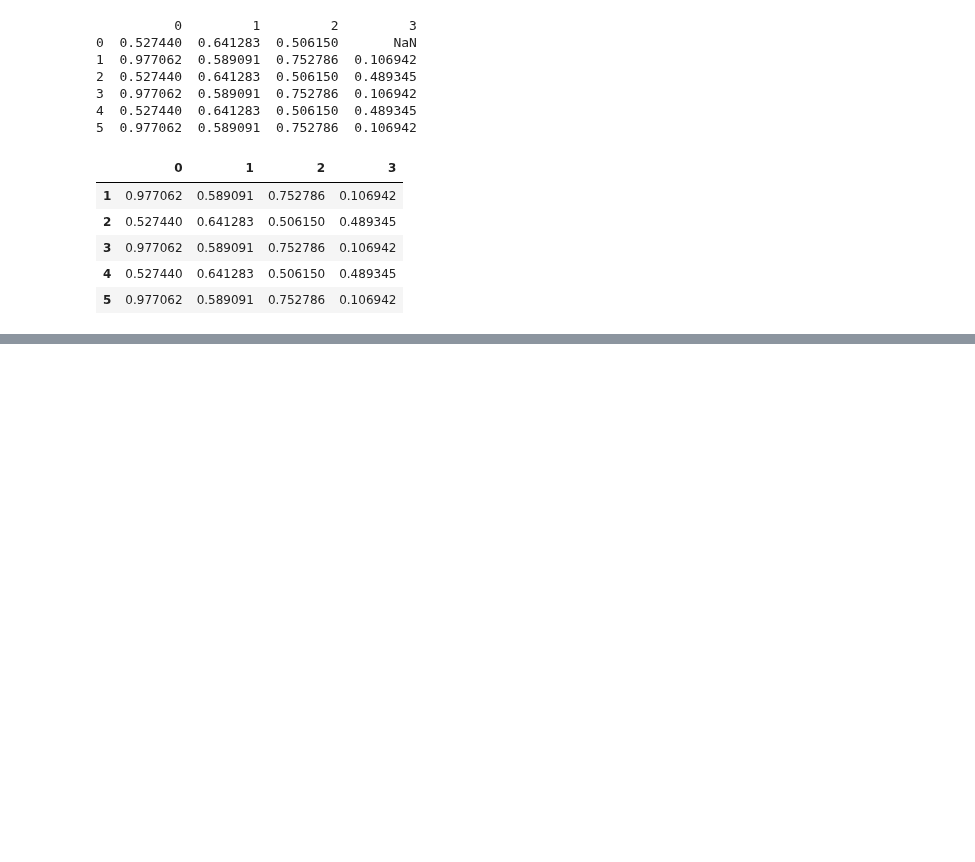
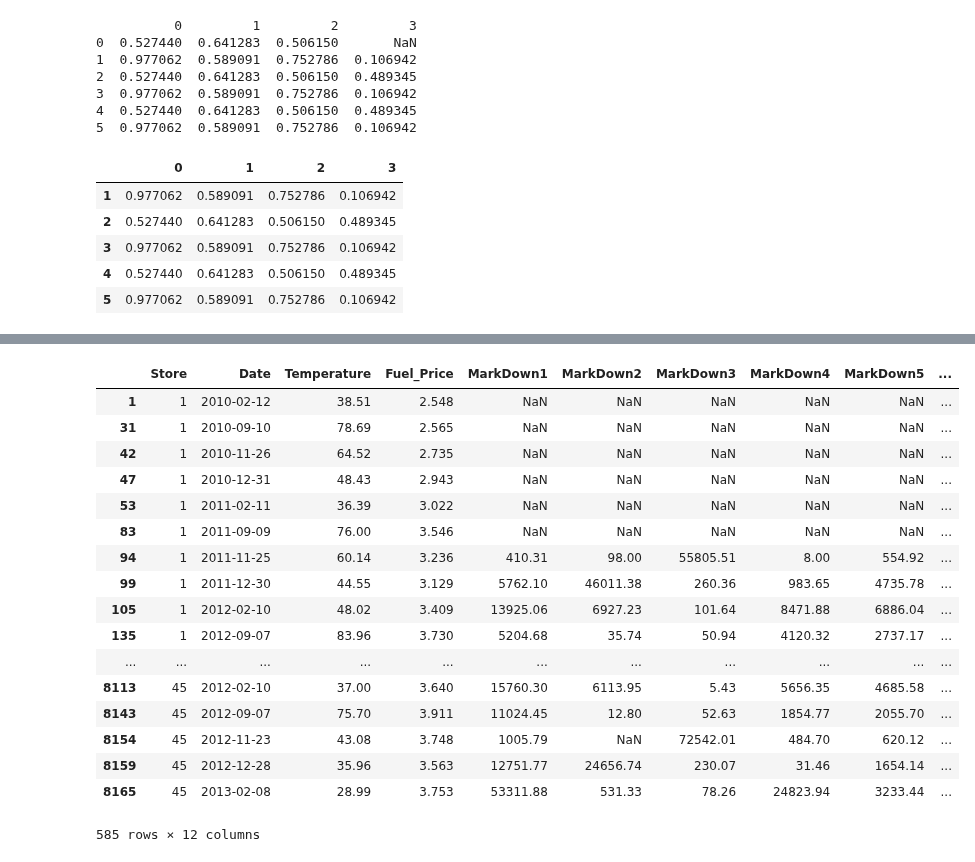
Before and after one commit to amirnasri/Data-Science, a Jupyter notebook: python.ipynb, the cells around one changed output, grey strips where cells are left out. Drawn from its saved outputs; the diff is of its cells as text; code cells hidden in the pictures; blank space fills up the shorter version.

```diff
--- a/python.ipynb
+++ b/python.ipynb
@@ -64,0 +68,24 @@ df.dropna()
+# %%
+f = pd.read_csv('features.csv')
+# %%
+f_holiday = f[f.IsHoliday == True]
+f_holiday
+# %% [output]
+|  | Store | Date | Temperature | Fuel_Price | MarkDown1 | MarkDown2 | MarkDown3 | MarkDown4 | MarkDown5 | ... |
+| 1 | 1 | 2010-02-12 | 38.51 | 2.548 | NaN | NaN | NaN | NaN | NaN | ... |
+| 31 | 1 | 2010-09-10 | 78.69 | 2.565 | NaN | NaN | NaN | NaN | NaN | ... |
+| 42 | 1 | 2010-11-26 | 64.52 | 2.735 | NaN | NaN | NaN | NaN | NaN | ... |
+| 47 | 1 | 2010-12-31 | 48.43 | 2.943 | NaN | NaN | NaN | NaN | NaN | ... |
+| 53 | 1 | 2011-02-11 | 36.39 | 3.022 | NaN | NaN | NaN | NaN | NaN | ... |
+| 83 | 1 | 2011-09-09 | 76.00 | 3.546 | NaN | NaN | NaN | NaN | NaN | ... |
+| 94 | 1 | 2011-11-25 | 60.14 | 3.236 | 410.31 | 98.00 | 55805.51 | 8.00 | 554.92 | ... |
+| 99 | 1 | 2011-12-30 | 44.55 | 3.129 | 5762.10 | 46011.38 | 260.36 | 983.65 | 4735.78 | ... |
+| 105 | 1 | 2012-02-10 | 48.02 | 3.409 | 13925.06 | 6927.23 | 101.64 | 8471.88 | 6886.04 | ... |
+| 135 | 1 | 2012-09-07 | 83.96 | 3.730 | 5204.68 | 35.74 | 50.94 | 4120.32 | 2737.17 | ... |
+| ... | ... | ... | ... | ... | ... | ... | ... | ... | ... | ... |
+| 8113 | 45 | 2012-02-10 | 37.00 | 3.640 | 15760.30 | 6113.95 | 5.43 | 5656.35 | 4685.58 | ... |
+| 8143 | 45 | 2012-09-07 | 75.70 | 3.911 | 11024.45 | 12.80 | 52.63 | 1854.77 | 2055.70 | ... |
+| 8154 | 45 | 2012-11-23 | 43.08 | 3.748 | 1005.79 | NaN | 72542.01 | 484.70 | 620.12 | ... |
+| 8159 | 45 | 2012-12-28 | 35.96 | 3.563 | 12751.77 | 24656.74 | 230.07 | 31.46 | 1654.14 | ... |
+| 8165 | 45 | 2013-02-08 | 28.99 | 3.753 | 53311.88 | 531.33 | 78.26 | 24823.94 | 3233.44 | ... |
+585 rows × 12 columns
```
Also changed, not shown: parts of 3 cells of this notebook.
